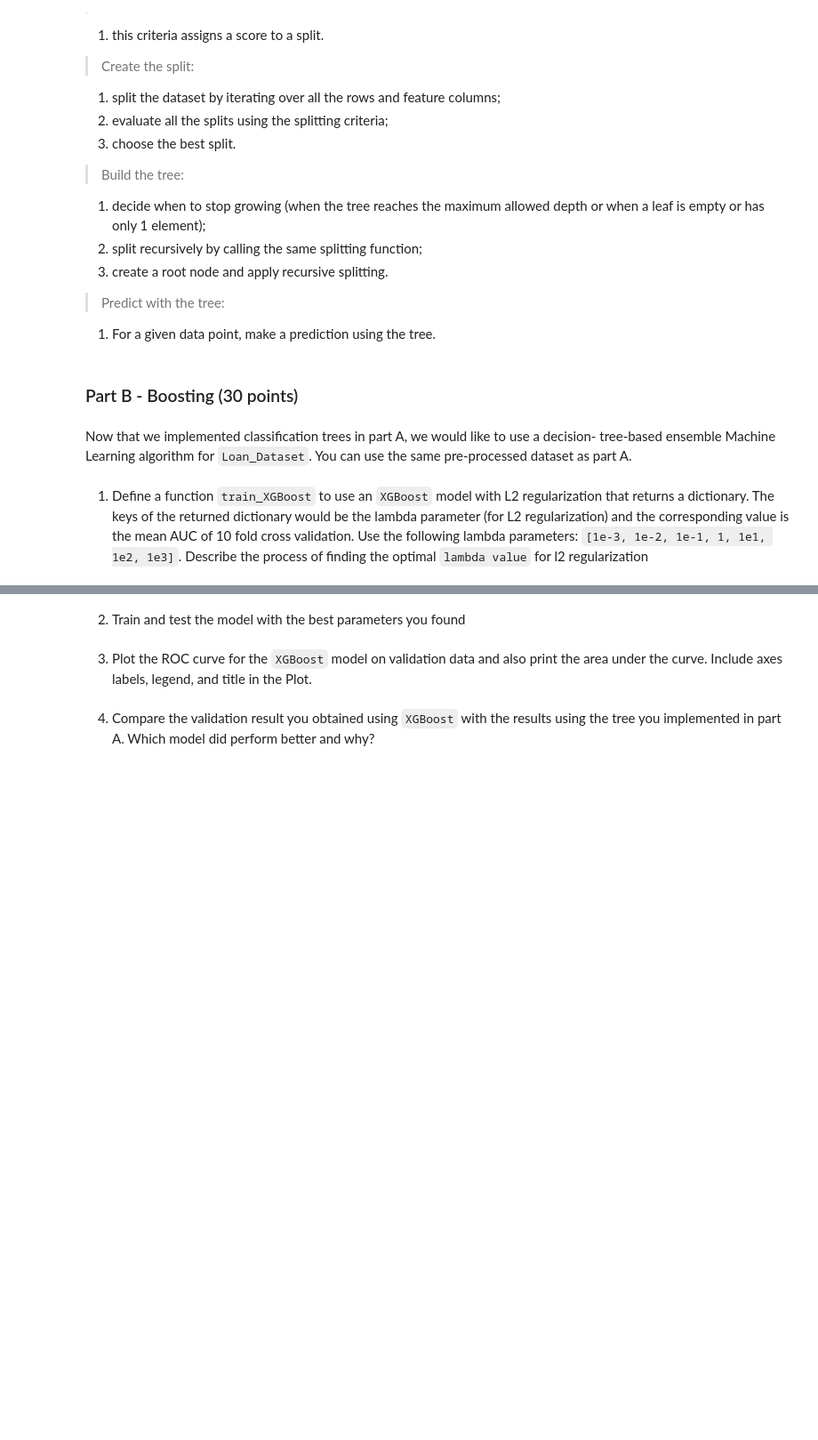
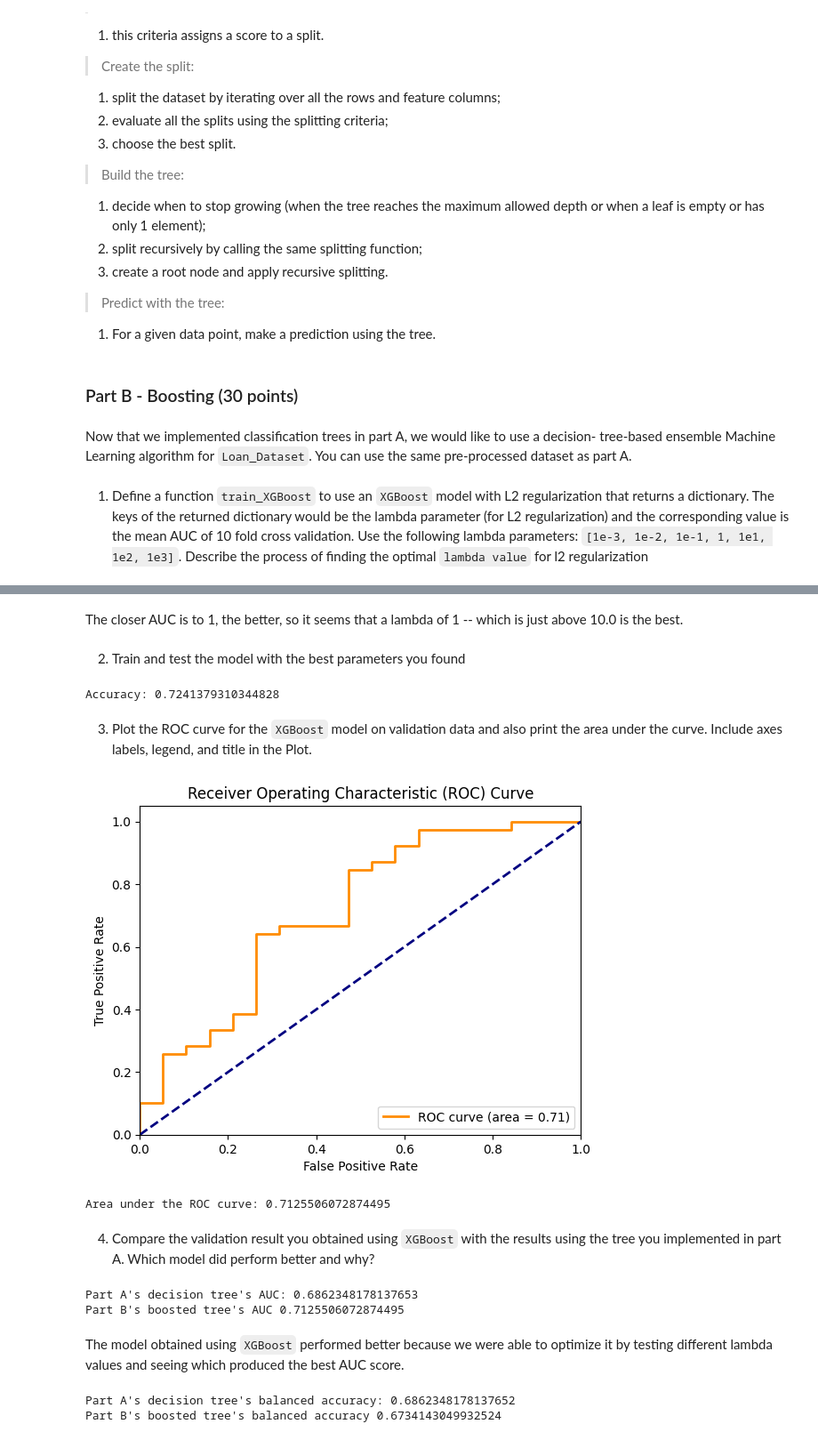
Before and after one commit to peicasey/ML-HW2, a Jupyter notebook: Casey_Pei_HW2/Casey_Pei_HW2.ipynb, the cells around one changed output, grey strips where cells are left out. Shown: that part at 89% size. Drawn from its saved outputs; the diff is of its cells as text; code cells hidden in the pictures; blank space fills up the shorter version.

```diff
--- a/Casey_Pei_HW2/Casey_Pei_HW2.ipynb
+++ b/Casey_Pei_HW2/Casey_Pei_HW2.ipynb
@@ -55,0 +490,6 @@ the trained model with validation data.
+# %%
+X = np.asarray(data.drop(columns=[label_column]).values.tolist(), dtype=np.longdouble)
+y = np.asarray(data[label_column].values.tolist(), dtype=np.longdouble)
+
+X_train, X_valid, y_train, y_valid = train_test_split(
+    X, y, test_size=0.2, random_state=1234)
@@ -88,0 +698,7 @@ Describe the process of finding the optimal `lambda value` for l2 regularization
+# %%
+lambdas = [1e-3, 1e-2, 1e-1, 1, 1e1, 1e2, 1e3]
+
+results = train_XGBoost(X, y, lambdas)
+# %%
+for lmbda, auc in results.items():
+    print(f"lambda: {lmbda} - auc: {auc}")
@@ -89,8 +713,58 @@ Describe the process of finding the optimal `lambda value` for l2 regularization
+# %% [markdown]
+The closer AUC is to 1, the better, so it seems that a lambda of 1 -- which is just above 10.0 is the best.
 # %% [markdown]
 2. Train and test the model with the best parameters you found
+# %%
+xgb_model = XGBClassifier(reg_lambda=1)
+
+xgb_model.fit(X_train, y_train)
+
+y_pred_xgb = xgb_model.predict(X_valid)
+acc_xgb = accuracy(y_valid, y_pred_xgb)
+
+print("Accuracy:", acc_xgb)
+# %% [output]
+Accuracy: 0.7241379310344828
 # %% [markdown]
 3. Plot the ROC curve for the `XGBoost` model on validation data and also print the area
 under the curve. Include axes labels, legend, and title in the Plot.
+# %%
+from sklearn.metrics import roc_curve, auc
+
+y_pred_proba = xgb_model.predict_proba(X_valid)[:, 1]
+
+fpr, tpr, thresholds = roc_curve(y_valid, y_pred_proba)
+roc_auc = auc(fpr, tpr)
+
+# plot ROC curve
+plt.figure()
+plt.plot(fpr, tpr, color='darkorange', lw=2, label='ROC curve (area = %0.2f)' % roc_auc)
+plt.plot([0, 1], [0, 1], color='navy', lw=2, linestyle='--')
+plt.xlim([0.0, 1.0])
+plt.ylim([0.0, 1.05])
+plt.xlabel('False Positive Rate')
+plt.ylabel('True Positive Rate')
+plt.title('Receiver Operating Characteristic (ROC) Curve')
+plt.legend(loc='lower right')
+plt.show()
+
+# print AUC
+print("Area under the ROC curve:", roc_auc)
+# %% [output]
+[figure, added]
+Area under the ROC curve: 0.7125506072874495
 # %% [markdown]
 4. Compare the validation result you obtained using `XGBoost` with the results using the tree
 you implemented in part A. Which model did perform better and why?
+# %%
+# get auc for pt A tree
+fpr_clf, tpr_clf, thresholds_clf = roc_curve(y_valid, y_pred)
+roc_auc_clf = auc(fpr_clf, tpr_clf)
+
+print(f"Part A's decision tree's AUC: {roc_auc_clf}")
+print(f"Part B's boosted tree's AUC {roc_auc}")
+# %% [output]
+Part A's decision tree's AUC: 0.6862348178137653
+Part B's boosted tree's AUC 0.7125506072874495
+# %% [markdown]
+The model obtained using `XGBoost` performed better because we were able to optimize it by testing different lambda values and seeing which produced the best AUC score.
@@ -96,0 +785,6 @@ you implemented in part A. Which model did perform better and why?
+# %%
+print(f"Part A's decision tree's balanced accuracy: {balanced_accuracy(y_valid, y_pred)}")
+print(f"Part B's boosted tree's balanced accuracy {balanced_accuracy(y_valid, y_pred_xgb)}")
+# %% [output]
+Part A's decision tree's balanced accuracy: 0.6862348178137652
+Part B's boosted tree's balanced accuracy 0.6734143049932524
```
Also changed, not shown: parts of 47 cells of this notebook, 5 other files.
